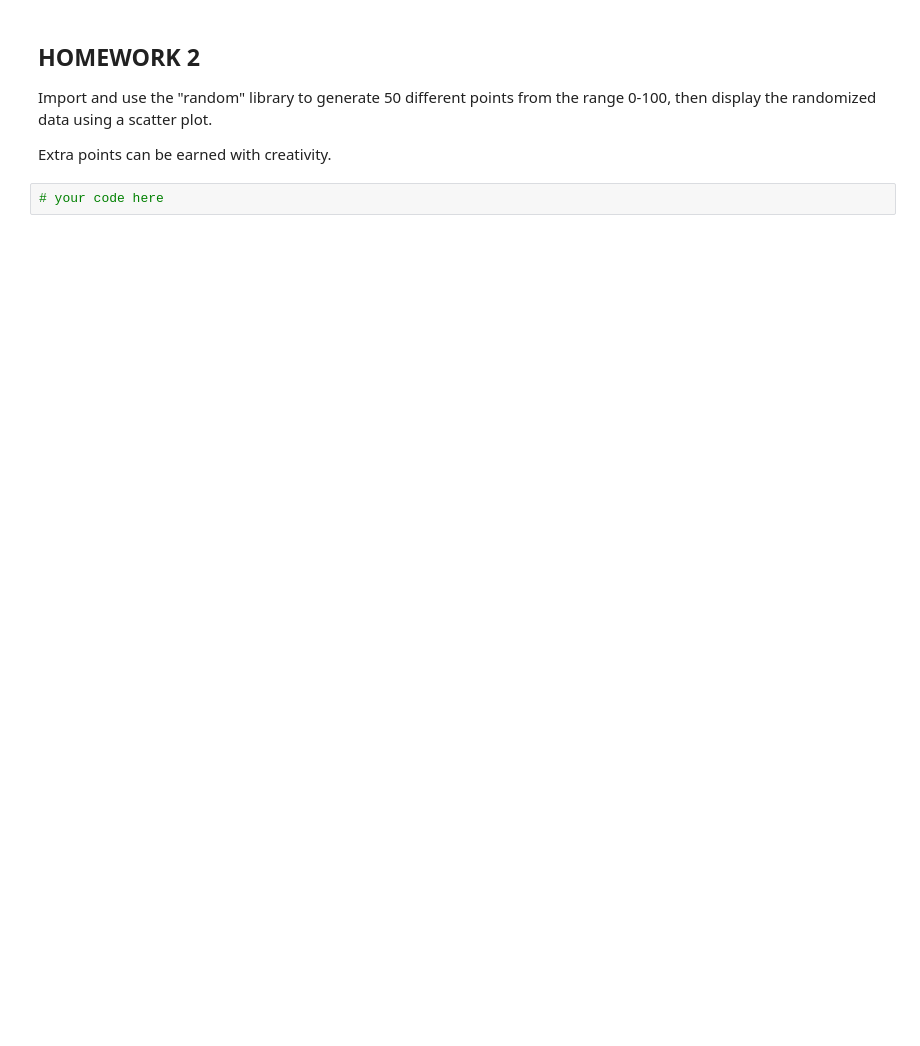
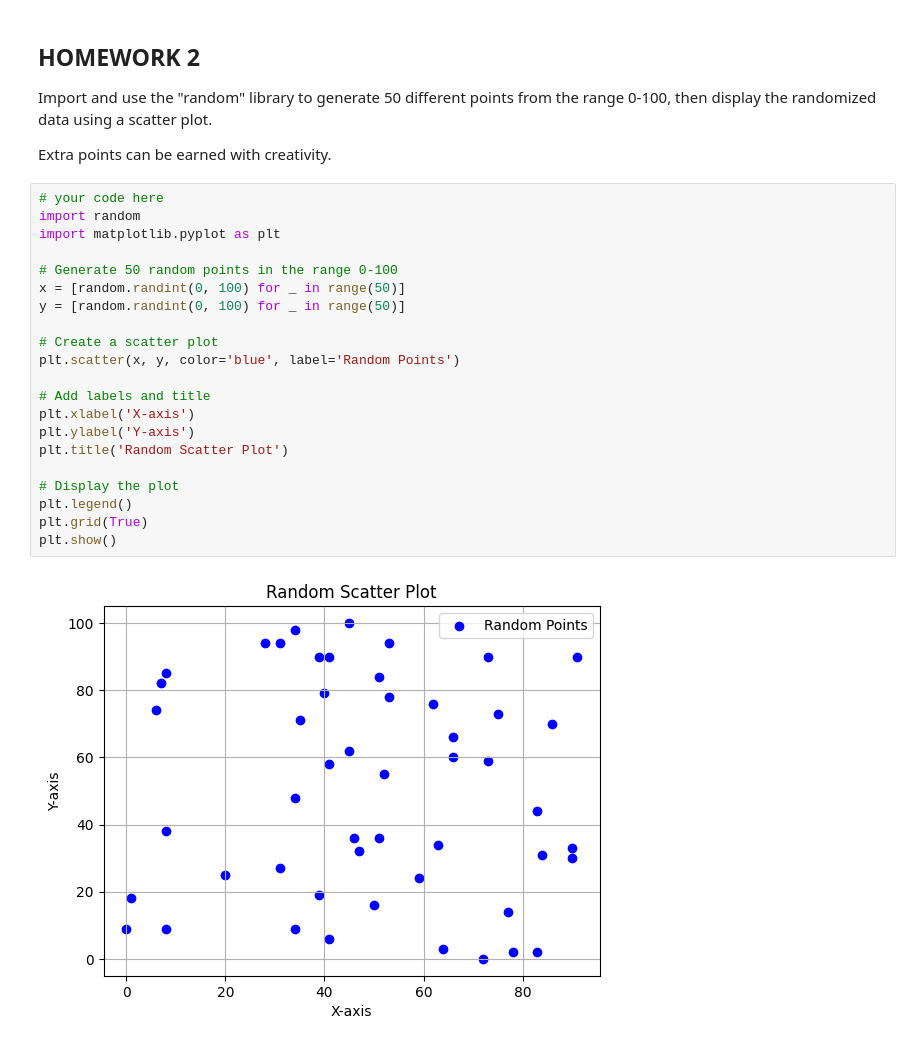
Before and after one commit to Delta760/delta760.github.io, a Jupyter notebook: _notebooks/2023-10-26-Python-Libraries (1).ipynb, the cells around one changed output. Saved outputs shown, nothing was run; the diff lists cells and outputs as text; blank space fills up the shorter version.

```diff
--- a/_notebooks/2023-10-26-Python-Libraries (1).ipynb
+++ b/_notebooks/2023-10-26-Python-Libraries (1).ipynb
@@ -220,5 +275,26 @@ Extra points can be earned with creativity.
 Import and use the "random" library to generate 50 different points from the range 0-100, then display the randomized data using a scatter plot.
 
 Extra points can be earned with creativity.
-# %%
-# your code here
+# %%
+# your code here
+import random
+import matplotlib.pyplot as plt
+
+# Generate 50 random points in the range 0-100
+x = [random.randint(0, 100) for _ in range(50)]
+y = [random.randint(0, 100) for _ in range(50)]
+
+# Create a scatter plot
+plt.scatter(x, y, color='blue', label='Random Points')
+
+# Add labels and title
+plt.xlabel('X-axis')
+plt.ylabel('Y-axis')
+plt.title('Random Scatter Plot')
+
+# Display the plot
+plt.legend()
+plt.grid(True)
+plt.show()
+# %% [output]
+[figure, added]
```
Also changed, not shown: parts of 2 cells of this notebook.
